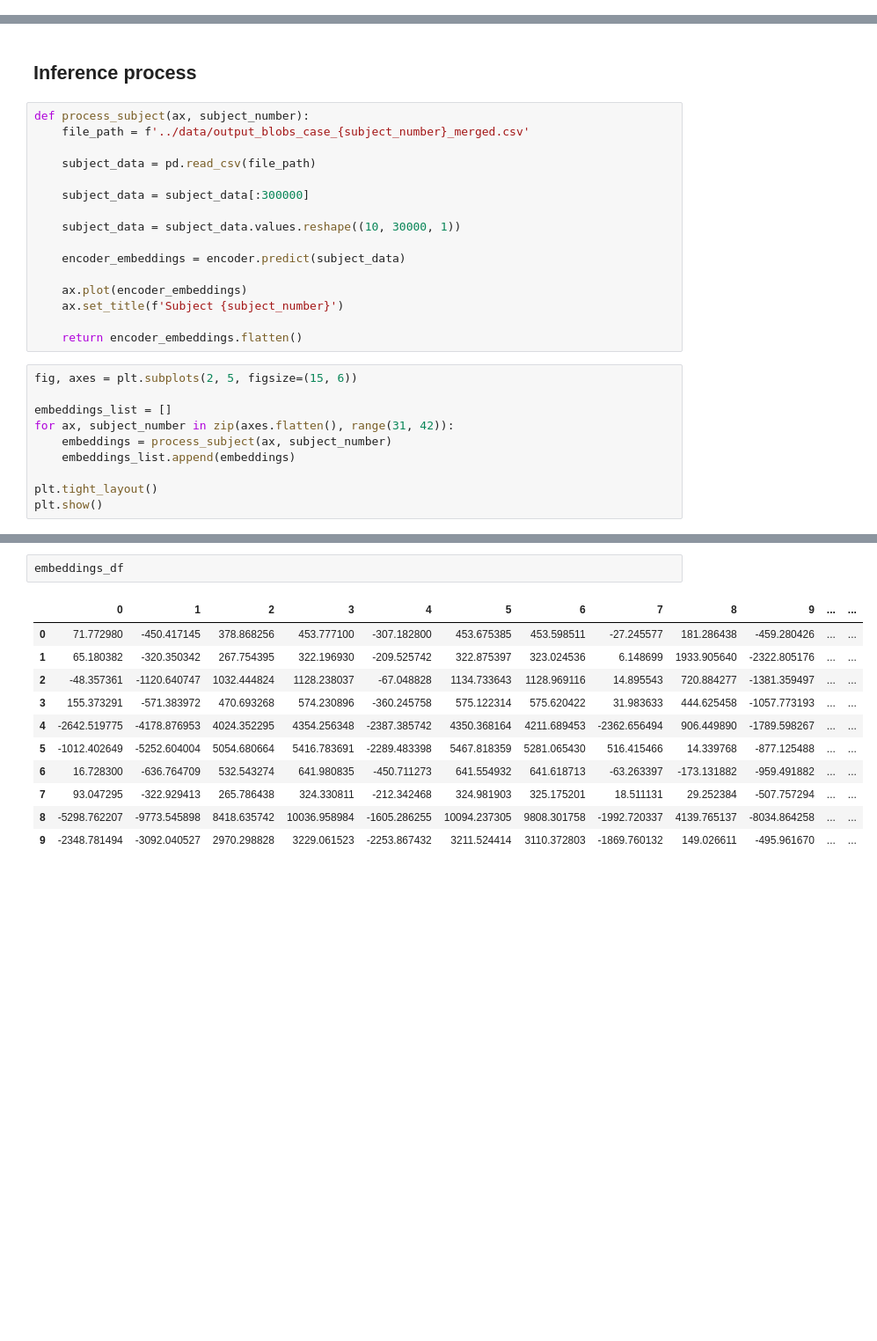
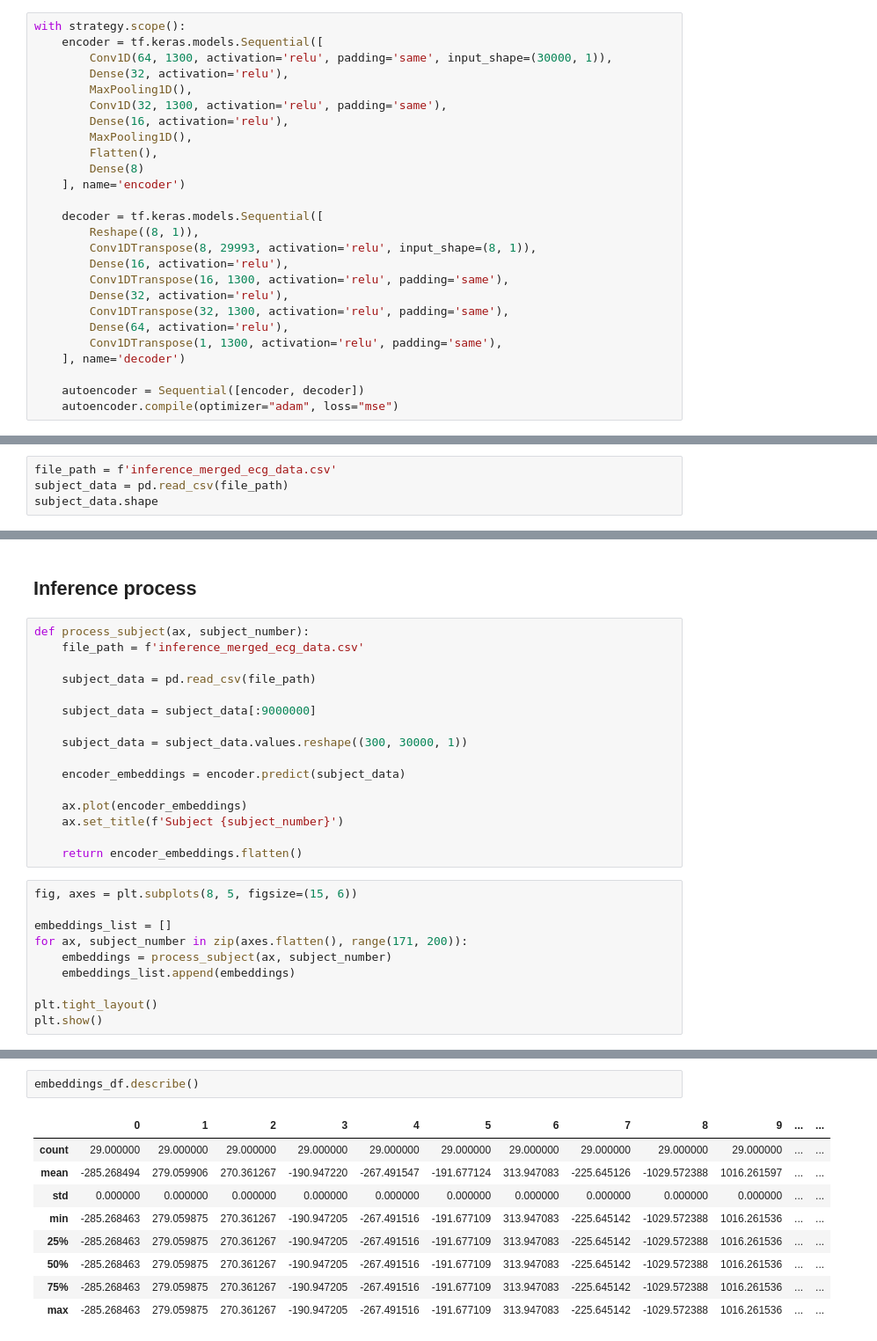
Before and after one commit to joaoavanzini/ecg-embeddings, a Jupyter notebook: studying/autoencoder_conv_30_subjects.ipynb, the cells around one changed output, grey strips where cells are left out. Shown at 88% size. Drawn from its saved outputs; the diff is of its cells as text; blank space fills up the shorter version.

```diff
--- a/studying/autoencoder_conv_30_subjects.ipynb
+++ b/studying/autoencoder_conv_30_subjects.ipynb
@@ -130 +135,27 @@ _________________________________________________________________
+# %%
+with strategy.scope():
+    encoder = tf.keras.models.Sequential([
+        Conv1D(64, 1300, activation='relu', padding='same', input_shape=(30000, 1)),
+        Dense(32, activation='relu'),
+        MaxPooling1D(),
+        Conv1D(32, 1300, activation='relu', padding='same'),
+        Dense(16, activation='relu'),
+        MaxPooling1D(),
+        Flatten(),
+        Dense(8)
+    ], name='encoder')
+
+    decoder = tf.keras.models.Sequential([
+        Reshape((8, 1)),
+        Conv1DTranspose(8, 29993, activation='relu', input_shape=(8, 1)),
+        Dense(16, activation='relu'),
+        Conv1DTranspose(16, 1300, activation='relu', padding='same'),
+        Dense(32, activation='relu'),
+        Conv1DTranspose(32, 1300, activation='relu', padding='same'),
+        Dense(64, activation='relu'),
+        Conv1DTranspose(1, 1300, activation='relu', padding='same'),
+    ], name='decoder')
+
+    autoencoder = Sequential([encoder, decoder])
+    autoencoder.compile(optimizer="adam", loss="mse")
 # %%
@@ -182,0 +225,4 @@ Epoch   RMSE
+# %%
+file_path = f'inference_merged_ecg_data.csv'
+subject_data = pd.read_csv(file_path)
+subject_data.shape
@@ -184,13 +234,13 @@ Epoch   RMSE
 ## Inference process
 # %%
 def process_subject(ax, subject_number):
-    file_path = f'../data/output_blobs_case_{subject_number}_merged.csv'
+    file_path = f'inference_merged_ecg_data.csv'
 
     subject_data = pd.read_csv(file_path)
 
-    subject_data = subject_data[:300000]
+    subject_data = subject_data[:9000000]
 
-    subject_data = subject_data.values.reshape((10, 30000, 1))
+    subject_data = subject_data.values.reshape((300, 30000, 1))
 
     encoder_embeddings = encoder.predict(subject_data)
 
@@ -199,10 +249,10 @@ def process_subject(ax, subject_number):
 
     return encoder_embeddings.flatten()
 # %%
-fig, axes = plt.subplots(2, 5, figsize=(15, 6))
+fig, axes = plt.subplots(8, 5, figsize=(15, 6))
 
 embeddings_list = []
-for ax, subject_number in zip(axes.flatten(), range(31, 42)):
+for ax, subject_number in zip(axes.flatten(), range(171, 200)):
     embeddings = process_subject(ax, subject_number)
     embeddings_list.append(embeddings)
 
@@ -226,14 +283,12 @@ embeddings_df.to_csv('encoder_embeddings.csv', index=False)
 # %%
-embeddings_df
+embeddings_df.describe()
 # %% [output]
 |  | 0 | 1 | 2 | 3 | 4 | 5 | 6 | 7 | 8 | 9 | ... | ... |
-| 0 | 71.772980 | -450.417145 | 378.868256 | 453.777100 | -307.182800 | 453.675385 | 453.598511 | -27.245577 | 181.286438 | -459.280426 | ... | ... |
-| 1 | 65.180382 | -320.350342 | 267.754395 | 322.196930 | -209.525742 | 322.875397 | 323.024536 | 6.148699 | 1933.905640 | -2322.805176 | ... | ... |
-| 2 | -48.357361 | -1120.640747 | 1032.444824 | 1128.238037 | -67.048828 | 1134.733643 | 1128.969116 | 14.895543 | 720.884277 | -1381.359497 | ... | ... |
-| 3 | 155.373291 | -571.383972 | 470.693268 | 574.230896 | -360.245758 | 575.122314 | 575.620422 | 31.983633 | 444.625458 | -1057.773193 | ... | ... |
-| 4 | -2642.519775 | -4178.876953 | 4024.352295 | 4354.256348 | -2387.385742 | 4350.368164 | 4211.689453 | -2362.656494 | 906.449890 | -1789.598267 | ... | ... |
-| 5 | -1012.402649 | -5252.604004 | 5054.680664 | 5416.783691 | -2289.483398 | 5467.818359 | 5281.065430 | 516.415466 | 14.339768 | -877.125488 | ... | ... |
-| 6 | 16.728300 | -636.764709 | 532.543274 | 641.980835 | -450.711273 | 641.554932 | 641.618713 | -63.263397 | -173.131882 | -959.491882 | ... | ... |
-| 7 | 93.047295 | -322.929413 | 265.786438 | 324.330811 | -212.342468 | 324.981903 | 325.175201 | 18.511131 | 29.252384 | -507.757294 | ... | ... |
-| 8 | -5298.762207 | -9773.545898 | 8418.635742 | 10036.958984 | -1605.286255 | 10094.237305 | 9808.301758 | -1992.720337 | 4139.765137 | -8034.864258 | ... | ... |
-| 9 | -2348.781494 | -3092.040527 | 2970.298828 | 3229.061523 | -2253.867432 | 3211.524414 | 3110.372803 | -1869.760132 | 149.026611 | -495.961670 | ... | ... |
+| count | 29.000000 | 29.000000 | 29.000000 | 29.000000 | 29.000000 | 29.000000 | 29.000000 | 29.000000 | 29.000000 | 29.000000 | ... | ... |
+| mean | -285.268494 | 279.059906 | 270.361267 | -190.947220 | -267.491547 | -191.677124 | 313.947083 | -225.645126 | -1029.572388 | 1016.261597 | ... | ... |
+| std | 0.000000 | 0.000000 | 0.000000 | 0.000000 | 0.000000 | 0.000000 | 0.000000 | 0.000000 | 0.000000 | 0.000000 | ... | ... |
+| min | -285.268463 | 279.059875 | 270.361267 | -190.947205 | -267.491516 | -191.677109 | 313.947083 | -225.645142 | -1029.572388 | 1016.261536 | ... | ... |
+| 25% | -285.268463 | 279.059875 | 270.361267 | -190.947205 | -267.491516 | -191.677109 | 313.947083 | -225.645142 | -1029.572388 | 1016.261536 | ... | ... |
+| 50% | -285.268463 | 279.059875 | 270.361267 | -190.947205 | -267.491516 | -191.677109 | 313.947083 | -225.645142 | -1029.572388 | 1016.261536 | ... | ... |
+| 75% | -285.268463 | 279.059875 | 270.361267 | -190.947205 | -267.491516 | -191.677109 | 313.947083 | -225.645142 | -1029.572388 | 1016.261536 | ... | ... |
+| max | -285.268463 | 279.059875 | 270.361267 | -190.947205 | -267.491516 | -191.677109 | 313.947083 | -225.645142 | -1029.572388 | 1016.261536 | ... | ... |
```
Also changed, not shown: parts of 19 cells of this notebook.
